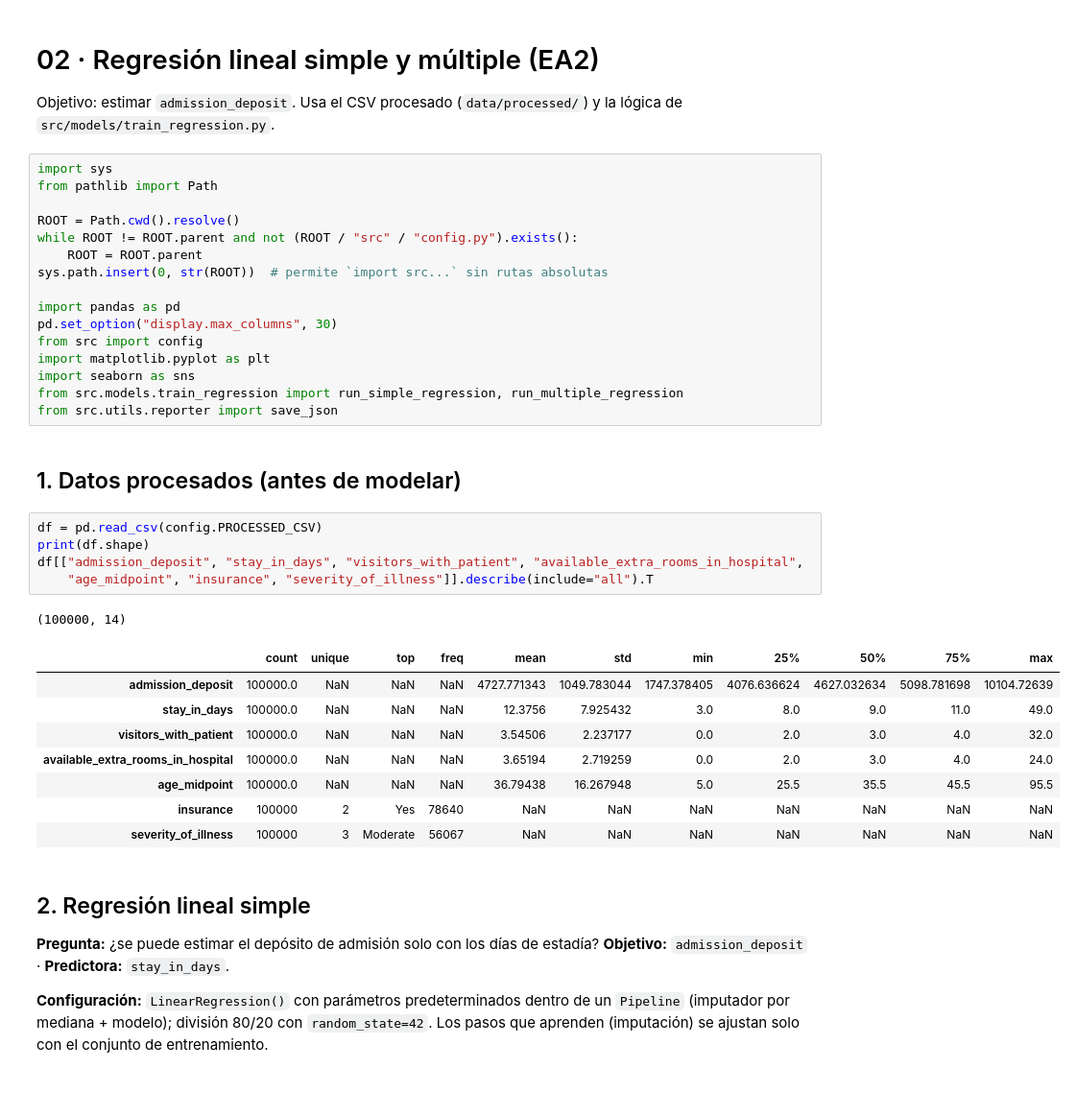
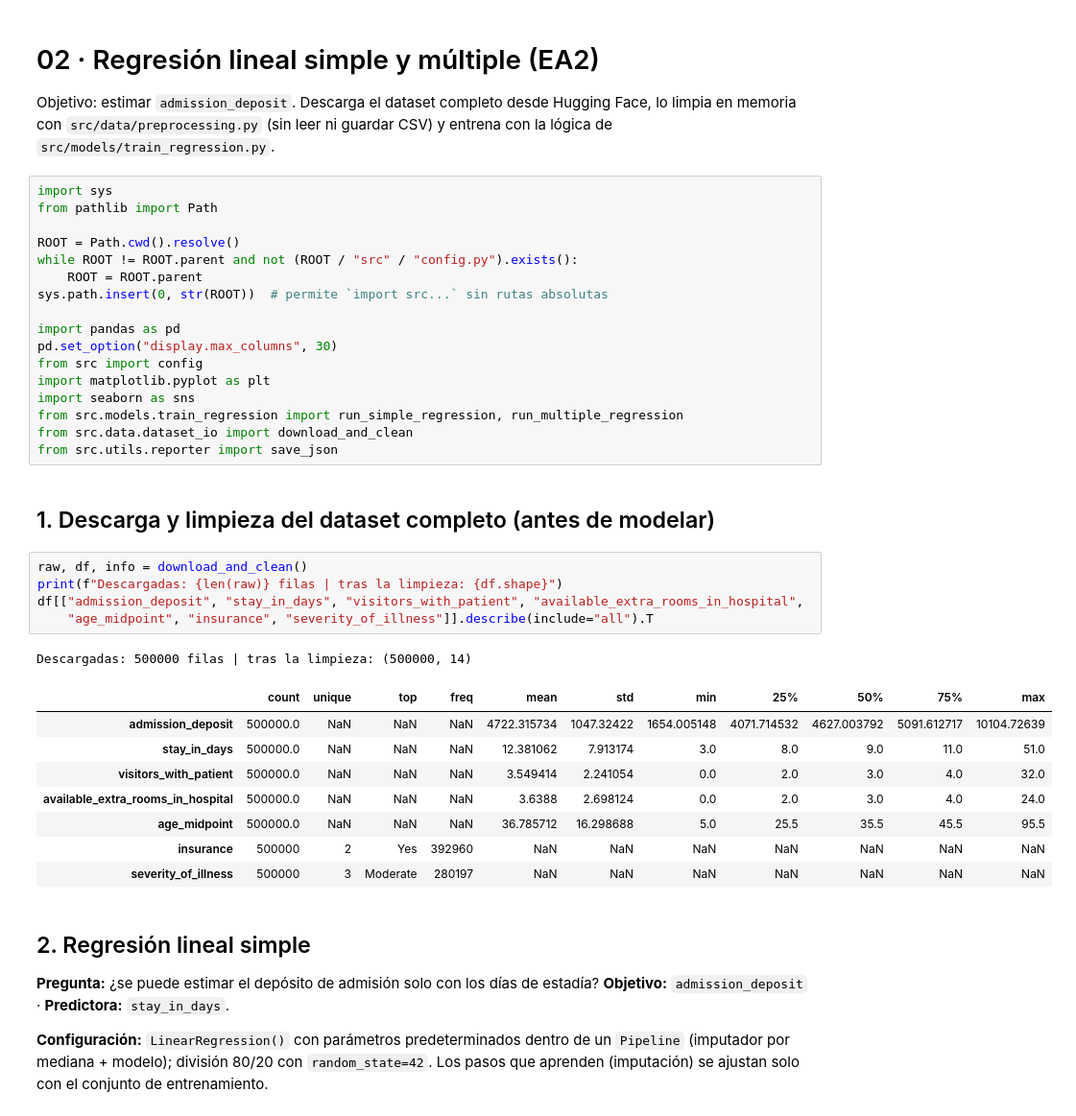
Before and after one commit to felipe-fernandez-rodriguez/healthcare-admission-prediction, a Jupyter notebook: notebooks/02-model-linear-regresion.ipynb, the cells around one changed output. Shown at 96% size. Drawn from its saved outputs; the diff is of its cells as text; blank space fills up the shorter version.

```diff
--- a/notebooks/02-model-linear-regresion.ipynb
+++ b/notebooks/02-model-linear-regresion.ipynb
@@ -1,7 +1,7 @@
 # %% [markdown]
 # 02 · Regresión lineal simple y múltiple (EA2)
 
-Objetivo: estimar `admission_deposit`. Usa el CSV procesado (`data/processed/`) y la lógica de `src/models/train_regression.py`.
+Objetivo: estimar `admission_deposit`. Descarga el dataset completo desde Hugging Face, lo limpia en memoria con `src/data/preprocessing.py` (sin leer ni guardar CSV) y entrena con la lógica de `src/models/train_regression.py`.
 # %%
 import sys
 from pathlib import Path
@@ -17,24 +17,25 @@ from src import config
 import matplotlib.pyplot as plt
 import seaborn as sns
 from src.models.train_regression import run_simple_regression, run_multiple_regression
+from src.data.dataset_io import download_and_clean
 from src.utils.reporter import save_json
 # %% [markdown]
-## 1. Datos procesados (antes de modelar)
+## 1. Descarga y limpieza del dataset completo (antes de modelar)
 # %%
-df = pd.read_csv(config.PROCESSED_CSV)
-print(df.shape)
+raw, df, info = download_and_clean()
+print(f"Descargadas: {len(raw)} filas | tras la limpieza: {df.shape}")
 df[["admission_deposit", "stay_in_days", "visitors_with_patient", "available_extra_rooms_in_hospital",
     "age_midpoint", "insurance", "severity_of_illness"]].describe(include="all").T
 # %% [output]
-(100000, 14)
+Descargadas: 500000 filas | tras la limpieza: (500000, 14)
 |  | count | unique | top | freq | mean | std | min | 25% | 50% | 75% | max |
-| admission_deposit | 100000.0 | NaN | NaN | NaN | 4727.771343 | 1049.783044 | 1747.378405 | 4076.636624 | 4627.032634 | 5098.781698 | 10104.72639 |
-| stay_in_days | 100000.0 | NaN | NaN | NaN | 12.3756 | 7.925432 | 3.0 | 8.0 | 9.0 | 11.0 | 49.0 |
-| visitors_with_patient | 100000.0 | NaN | NaN | NaN | 3.54506 | 2.237177 | 0.0 | 2.0 | 3.0 | 4.0 | 32.0 |
-| available_extra_rooms_in_hospital | 100000.0 | NaN | NaN | NaN | 3.65194 | 2.719259 | 0.0 | 2.0 | 3.0 | 4.0 | 24.0 |
-| age_midpoint | 100000.0 | NaN | NaN | NaN | 36.79438 | 16.267948 | 5.0 | 25.5 | 35.5 | 45.5 | 95.5 |
-| insurance | 100000 | 2 | Yes | 78640 | NaN | NaN | NaN | NaN | NaN | NaN | NaN |
-| severity_of_illness | 100000 | 3 | Moderate | 56067 | NaN | NaN | NaN | NaN | NaN | NaN | NaN |
+| admission_deposit | 500000.0 | NaN | NaN | NaN | 4722.315734 | 1047.32422 | 1654.005148 | 4071.714532 | 4627.003792 | 5091.612717 | 10104.72639 |
+| stay_in_days | 500000.0 | NaN | NaN | NaN | 12.381062 | 7.913174 | 3.0 | 8.0 | 9.0 | 11.0 | 51.0 |
+| visitors_with_patient | 500000.0 | NaN | NaN | NaN | 3.549414 | 2.241054 | 0.0 | 2.0 | 3.0 | 4.0 | 32.0 |
+| available_extra_rooms_in_hospital | 500000.0 | NaN | NaN | NaN | 3.6388 | 2.698124 | 0.0 | 2.0 | 3.0 | 4.0 | 24.0 |
+| age_midpoint | 500000.0 | NaN | NaN | NaN | 36.785712 | 16.298688 | 5.0 | 25.5 | 35.5 | 45.5 | 95.5 |
+| insurance | 500000 | 2 | Yes | 392960 | NaN | NaN | NaN | NaN | NaN | NaN | NaN |
+| severity_of_illness | 500000 | 3 | Moderate | 280197 | NaN | NaN | NaN | NaN | NaN | NaN | NaN |
 # %% [markdown]
 ## 2. Regresión lineal simple
 **Pregunta:** ¿se puede estimar el depósito de admisión solo con los días de estadía?
```
Also changed, not shown: parts of 6 cells of this notebook, 8 other files.
